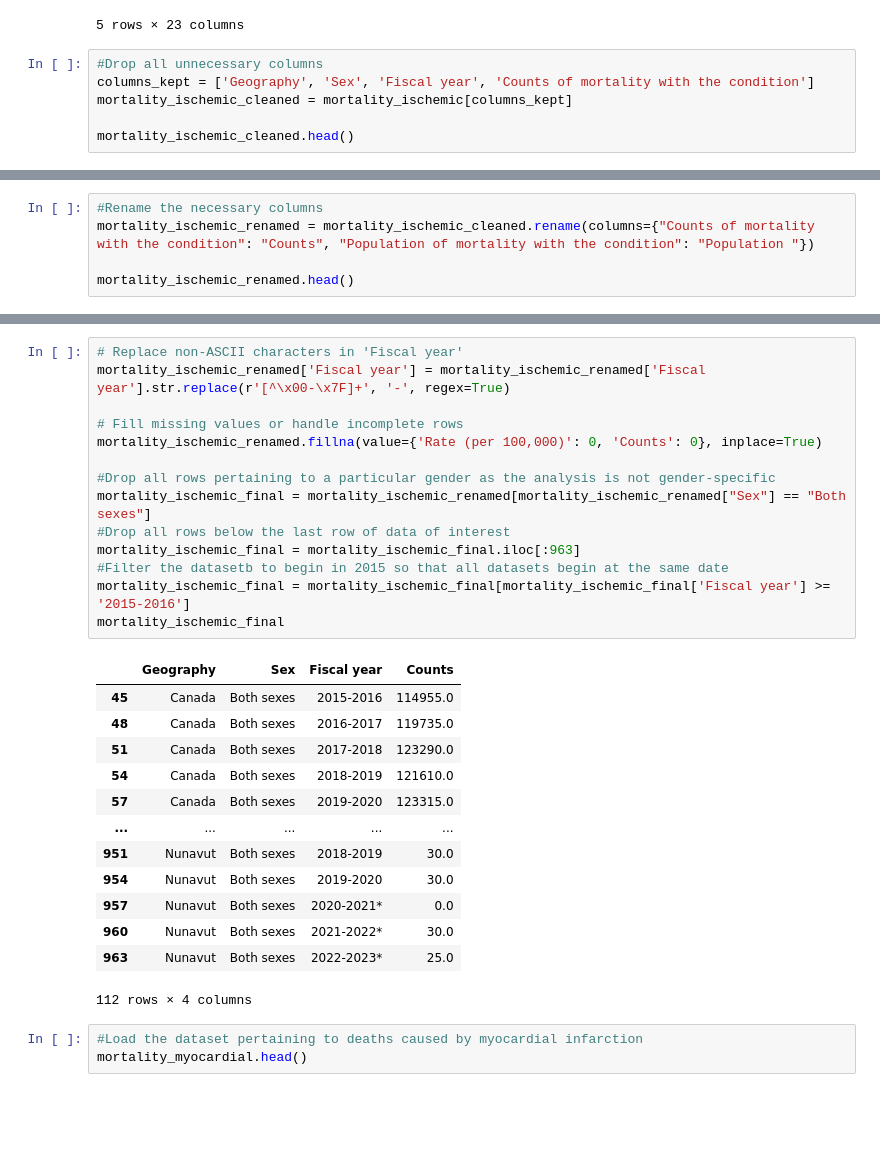
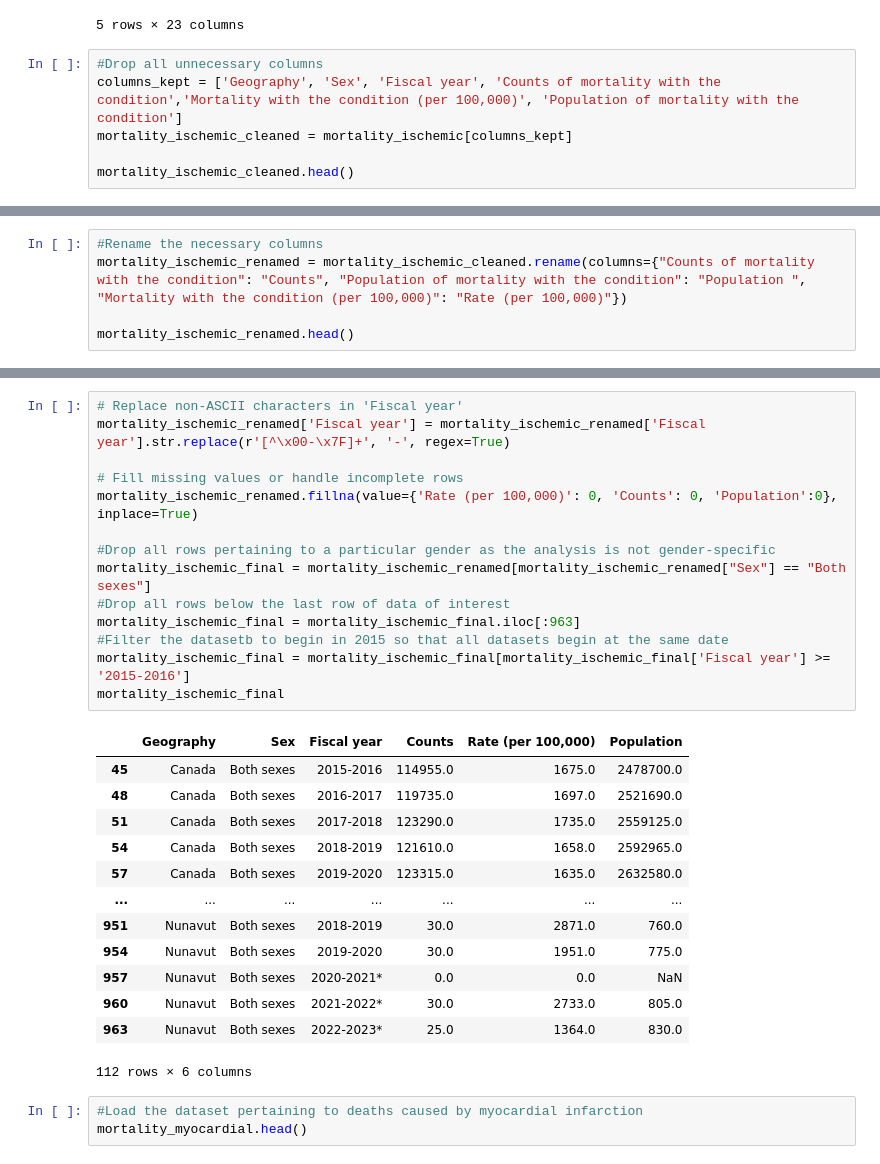
Before and after one commit to MuskanNarwal/Group-Project-3, a Jupyter notebook: Data Cleaning/cleaning.ipynb, the cells around one changed output, grey strips where cells are left out. Saved outputs shown, nothing was run; the diff lists cells and outputs as text; blank space fills up the shorter version.

```diff
--- a/Data Cleaning/cleaning.ipynb
+++ b/Data Cleaning/cleaning.ipynb
@@ -367,7 +367,7 @@ mortality_ischemic.head()
 5 rows × 23 columns
 # %%
 #Drop all unnecessary columns
-columns_kept = ['Geography', 'Sex', 'Fiscal year', 'Counts of mortality with the condition']
+columns_kept = ['Geography', 'Sex', 'Fiscal year', 'Counts of mortality with the condition','Mortality with the condition (per 100,000)', 'Population of mortality with the condition']
 mortality_ischemic_cleaned = mortality_ischemic[columns_kept]
 
 mortality_ischemic_cleaned.head()
@@ -381,6 +381,6 @@ mortality_ischemic_cleaned.head()
 # %%
 #Rename the necessary columns
-mortality_ischemic_renamed = mortality_ischemic_cleaned.rename(columns={"Counts of mortality with the condition": "Counts", "Population of mortality with the condition": "Population "})
+mortality_ischemic_renamed = mortality_ischemic_cleaned.rename(columns={"Counts of mortality with the condition": "Counts", "Population of mortality with the condition": "Population ", "Mortality with the condition (per 100,000)": "Rate (per 100,000)"})
 
 mortality_ischemic_renamed.head()
 # %% [output]
@@ -393,31 +393,31 @@ mortality_ischemic_renamed.head()
 # %%
 # Replace non-ASCII characters in 'Fiscal year'
 mortality_ischemic_renamed['Fiscal year'] = mortality_ischemic_renamed['Fiscal year'].str.replace(r'[^\x00-\x7F]+', '-', regex=True)
 
 # Fill missing values or handle incomplete rows
-mortality_ischemic_renamed.fillna(value={'Rate (per 100,000)': 0, 'Counts': 0}, inplace=True)
+mortality_ischemic_renamed.fillna(value={'Rate (per 100,000)': 0, 'Counts': 0, 'Population':0}, inplace=True)
 
 #Drop all rows pertaining to a particular gender as the analysis is not gender-specific
 mortality_ischemic_final = mortality_ischemic_renamed[mortality_ischemic_renamed["Sex"] == "Both sexes"]
 #Drop all rows below the last row of data of interest
 mortality_ischemic_final = mortality_ischemic_final.iloc[:963]
 #Filter the datasetb to begin in 2015 so that all datasets begin at the same date
 mortality_ischemic_final = mortality_ischemic_final[mortality_ischemic_final['Fiscal year'] >= '2015-2016']
 mortality_ischemic_final
 # %% [output]
-|  | Geography | Sex | Fiscal year | Counts |
-| 45 | Canada | Both sexes | 2015-2016 | 114955.0 |
-| 48 | Canada | Both sexes | 2016-2017 | 119735.0 |
-| 51 | Canada | Both sexes | 2017-2018 | 123290.0 |
-| 54 | Canada | Both sexes | 2018-2019 | 121610.0 |
-| 57 | Canada | Both sexes | 2019-2020 | 123315.0 |
-| ... | ... | ... | ... | ... |
-| 951 | Nunavut | Both sexes | 2018-2019 | 30.0 |
-| 954 | Nunavut | Both sexes | 2019-2020 | 30.0 |
-| 957 | Nunavut | Both sexes | 2020-2021* | 0.0 |
-| 960 | Nunavut | Both sexes | 2021-2022* | 30.0 |
-| 963 | Nunavut | Both sexes | 2022-2023* | 25.0 |
+|  | Geography | Sex | Fiscal year | Counts | Rate (per 100,000) | Population |
+| 45 | Canada | Both sexes | 2015-2016 | 114955.0 | 1675.0 | 2478700.0 |
+| 48 | Canada | Both sexes | 2016-2017 | 119735.0 | 1697.0 | 2521690.0 |
+| 51 | Canada | Both sexes | 2017-2018 | 123290.0 | 1735.0 | 2559125.0 |
+| 54 | Canada | Both sexes | 2018-2019 | 121610.0 | 1658.0 | 2592965.0 |
+| 57 | Canada | Both sexes | 2019-2020 | 123315.0 | 1635.0 | 2632580.0 |
+| ... | ... | ... | ... | ... | ... | ... |
+| 951 | Nunavut | Both sexes | 2018-2019 | 30.0 | 2871.0 | 760.0 |
+| 954 | Nunavut | Both sexes | 2019-2020 | 30.0 | 1951.0 | 775.0 |
+| 957 | Nunavut | Both sexes | 2020-2021* | 0.0 | 0.0 | NaN |
+| 960 | Nunavut | Both sexes | 2021-2022* | 30.0 | 2733.0 | 805.0 |
+| 963 | Nunavut | Both sexes | 2022-2023* | 25.0 | 1364.0 | 830.0 |
-112 rows × 4 columns
+112 rows × 6 columns
 # %%
 #Load the dataset pertaining to deaths caused by myocardial infarction
 mortality_myocardial.head()
```
Also changed, not shown: parts of 14 cells of this notebook, 5 other files.
